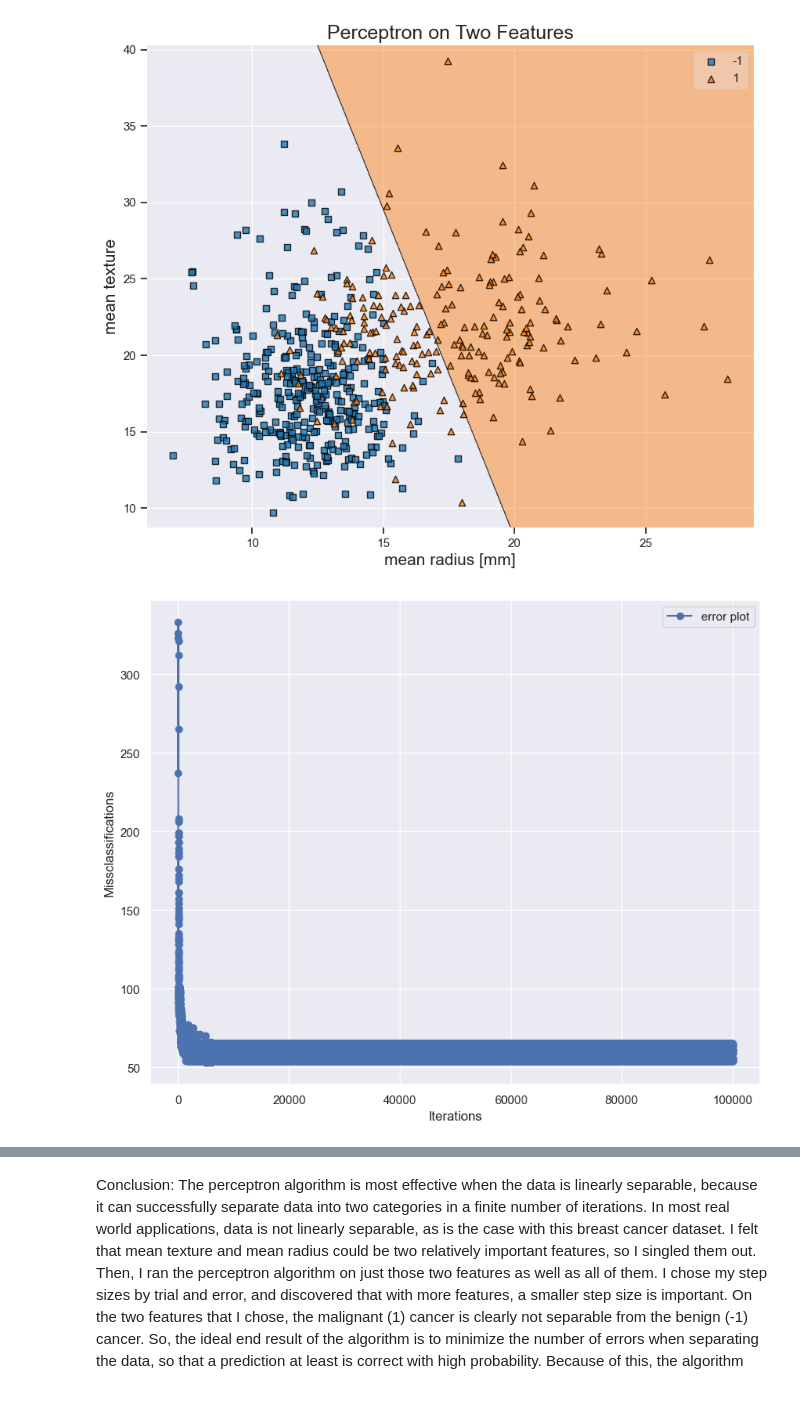
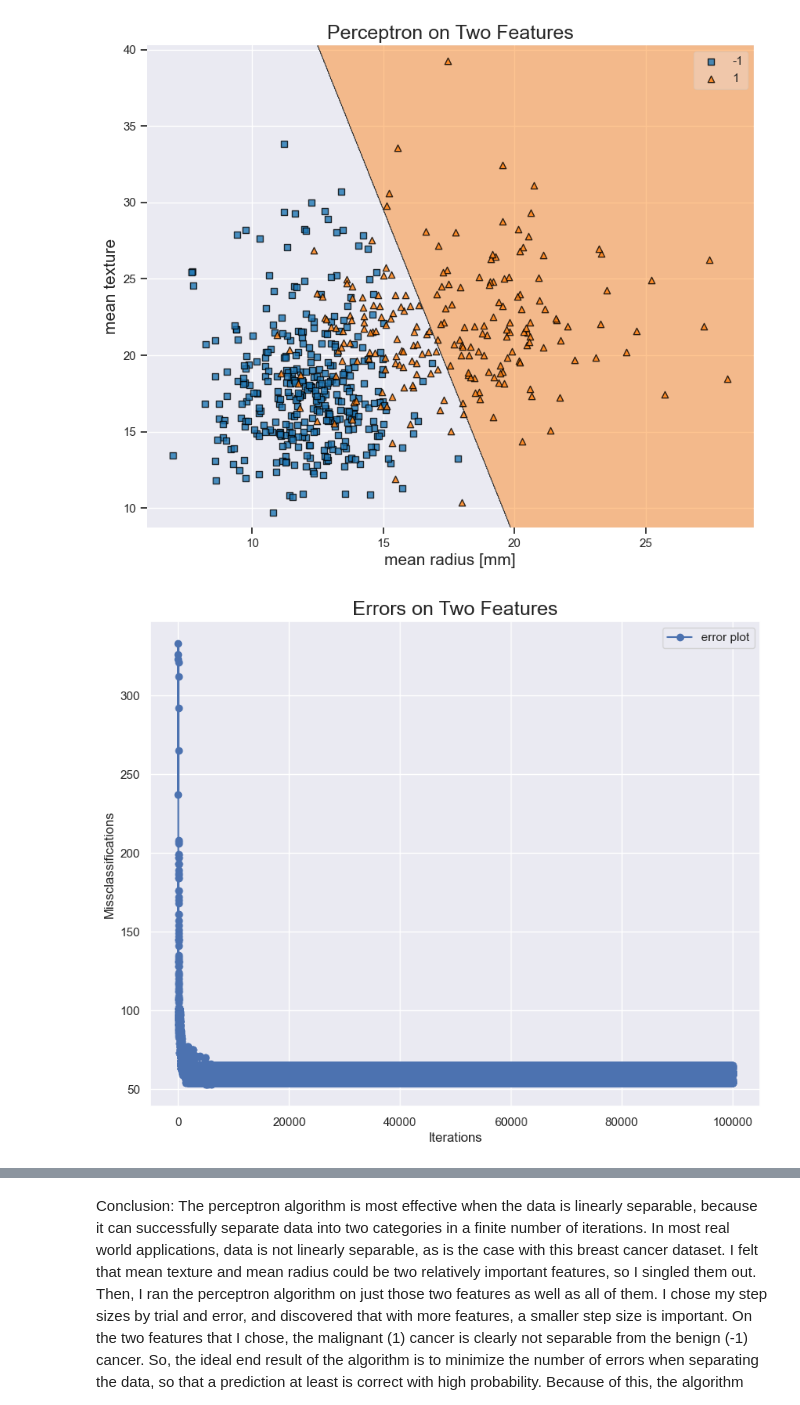
Before and after one commit to aelliott50/Elliott-CMOR-438-Spring-2025, a Jupyter notebook: Supervised Learning/Perceptron.ipynb, the cells around one changed output, grey strips where cells are left out. Drawn from its saved outputs; the diff is of its cells as text; code cells hidden in the pictures.

```diff
--- a/Supervised Learning/Perceptron.ipynb
+++ b/Supervised Learning/Perceptron.ipynb
@@ -69,16 +69,16 @@ plt.show()
 [figure]
 # %%
 
-
 plt.figure(figsize = (10, 8))
+plt.title("Errors on Two Features", fontsize = 18)
 plt.plot(range(1, len(perceptron_2_feature.errors)+1), perceptron_2_feature.errors,
          marker = "o",
          label = "error plot",)
 plt.xlabel("Iterations")
 plt.ylabel("Missclassifications")
 plt.legend()
 plt.show()
 # %% [output]
-[figure, old version]
+[figure, new version]
 # %%
 plt.figure(figsize = (10, 8))
```
Also changed, not shown: parts of 2 cells of this notebook.
